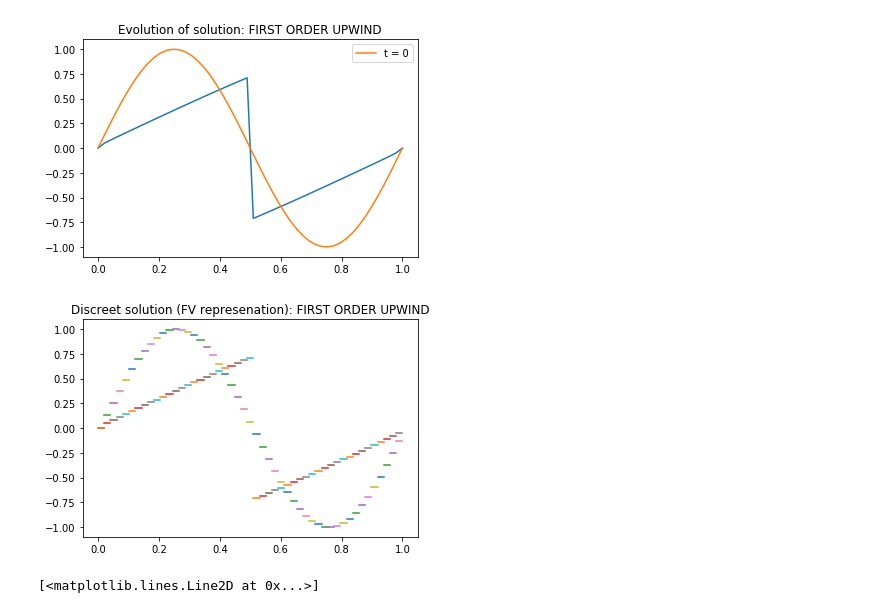
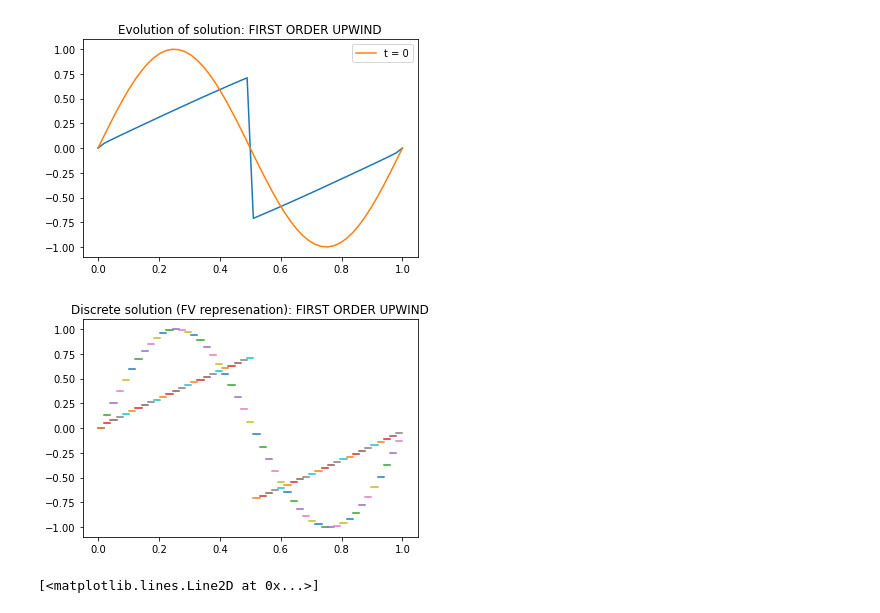
Before and after one commit to CFDwithShambhavi/CFD101, a Jupyter notebook: Burgers' Equation.ipynb, the cells around one changed output. Drawn from its saved outputs; the diff is of its cells as text; code cells hidden in the pictures.

```diff
--- a/Burgers' Equation.ipynb
+++ b/Burgers' Equation.ipynb
@@ -101,14 +101,14 @@ plt.show()
 # %%
 xx = [np.linspace(x[i], x[i+1], 3) for i in np.arange(0, len(x) - 1)]
 uu0 = [np.linspace(u0[i], u0[i], 3) for i in np.arange(0, len(u0))]
 uu1 = [np.linspace(uP[i], uP[i], 3) for i in np.arange(0, len(uP))]
 for i in np.arange(0, len(xx)):
     plt.plot(xx[i], uu0[i])
     plt.plot(xx[i], uu1[i])
-plt.title('Discreet solution (FV represenation): FIRST ORDER UPWIND')
+plt.title('Discrete solution (FV represenation): FIRST ORDER UPWIND')
 plt.show()
 # %% [output]
-[figure, old version]
+[figure, new version]
 # %%
 r = np.linspace(0, 4, 400)
 # %%
```
Also changed, not shown: parts of 3 cells of this notebook.
